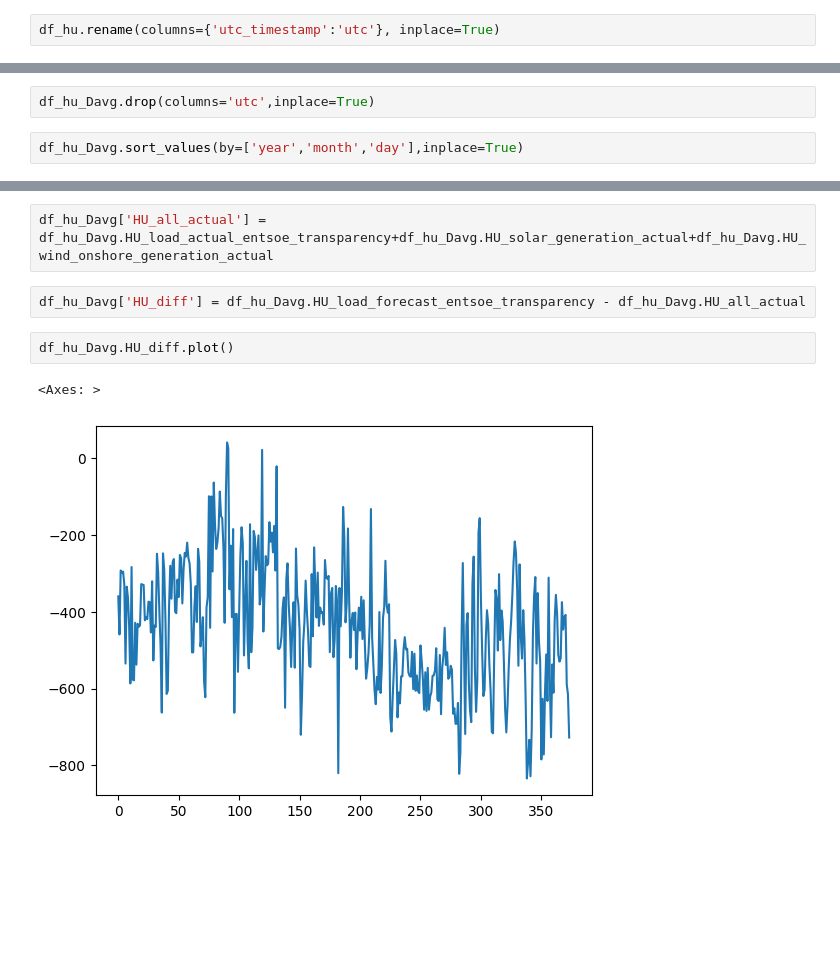
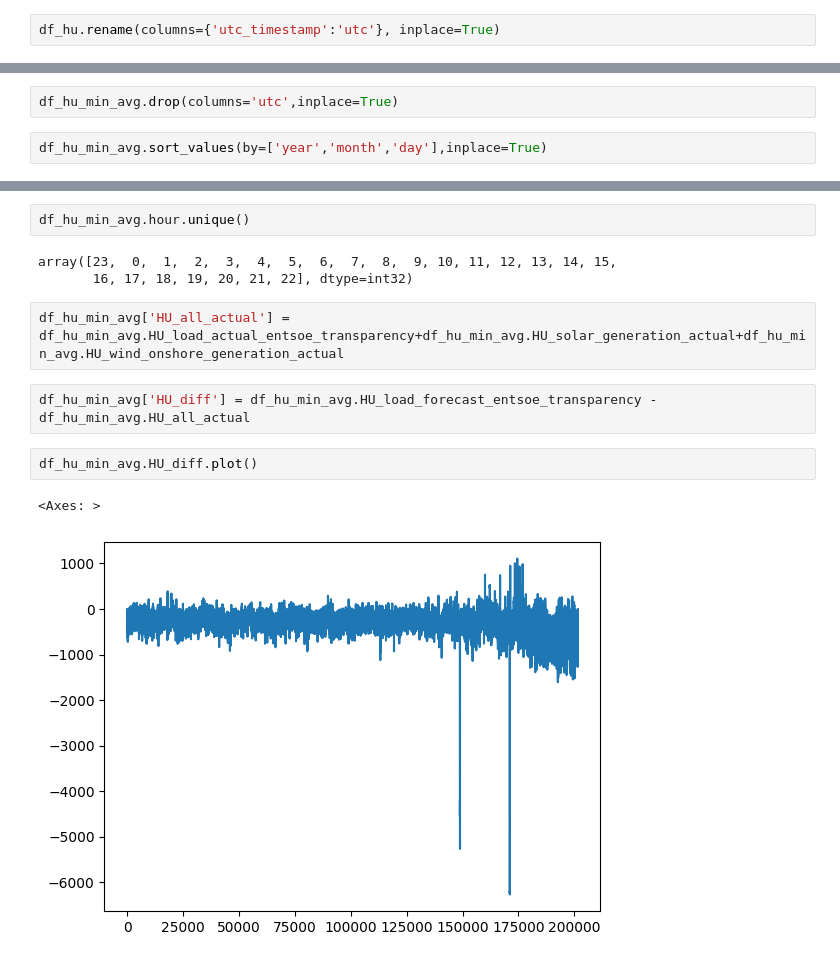
Before and after one commit to GinnCheng/wind_energy_eletricity, a Jupyter notebook: main_script.ipynb, the cells around one changed output, grey strips where cells are left out. Drawn from its saved outputs; the diff is of its cells as text; blank space fills up the shorter version.

```diff
--- a/main_script.ipynb
+++ b/main_script.ipynb
@@ -109,5 +117,5 @@ df_hu_Davg = df_hu_Davg.reset_index()
 # %%
-df_hu_Davg.drop(columns='utc',inplace=True)
+df_hu_min_avg.drop(columns='utc',inplace=True)
 # %%
-df_hu_Davg.sort_values(by=['year','month','day'],inplace=True)
+df_hu_min_avg.sort_values(by=['year','month','day'],inplace=True)
 # %%
@@ -132,9 +135,14 @@ df_hu_Davg.sample(15)
+# %%
+df_hu_min_avg.hour.unique()
+# %% [output]
+array([23,  0,  1,  2,  3,  4,  5,  6,  7,  8,  9, 10, 11, 12, 13, 14, 15,
+       16, 17, 18, 19, 20, 21, 22], dtype=int32)
 # %%
-df_hu_Davg['HU_all_actual'] = df_hu_Davg.HU_load_actual_entsoe_transparency+df_hu_Davg.HU_solar_generation_actual+df_hu_Davg.HU_wind_onshore_generation_actual
+df_hu_min_avg['HU_all_actual'] = df_hu_min_avg.HU_load_actual_entsoe_transparency+df_hu_min_avg.HU_solar_generation_actual+df_hu_min_avg.HU_wind_onshore_generation_actual
 # %%
-df_hu_Davg['HU_diff'] = df_hu_Davg.HU_load_forecast_entsoe_transparency - df_hu_Davg.HU_all_actual
+df_hu_min_avg['HU_diff'] = df_hu_min_avg.HU_load_forecast_entsoe_transparency - df_hu_min_avg.HU_all_actual
 # %%
-df_hu_Davg.HU_diff.plot()
+df_hu_min_avg.HU_diff.plot()
 # %% [output]
 <Axes: >
-[figure, old version]
+[figure, new version]
```
Also changed, not shown: parts of 9 cells of this notebook.
